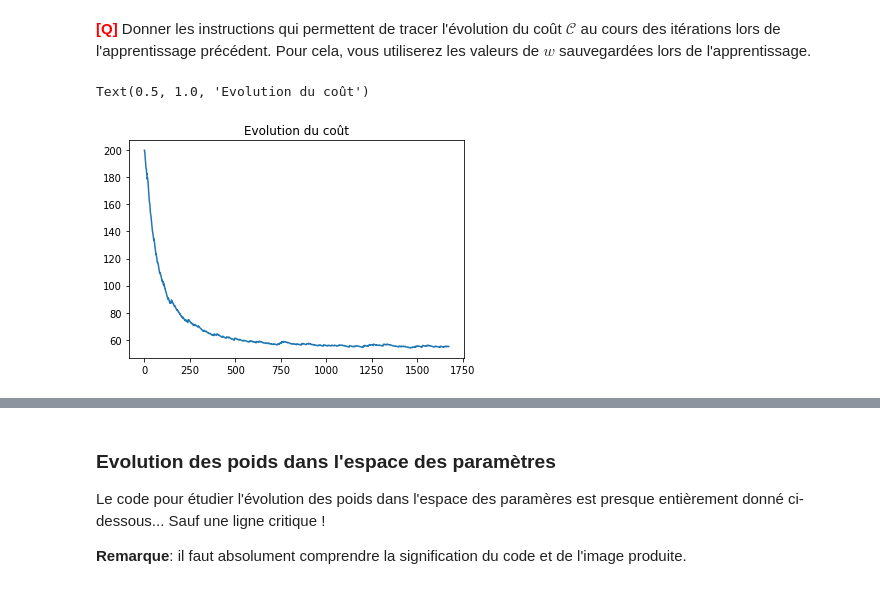
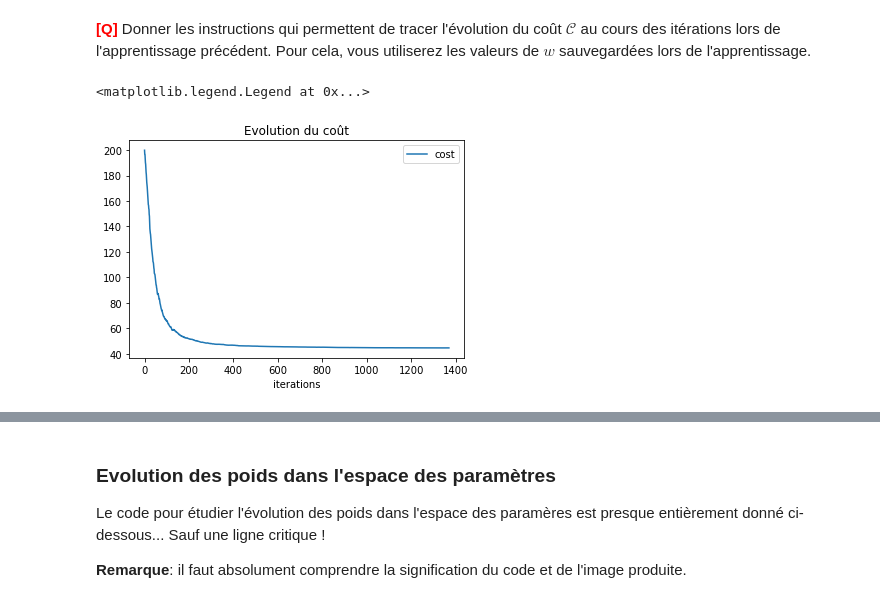
Before and after one commit to baris221/LU3IN026_TME, a Jupyter notebook: TME4/tme-04.ipynb, the cells around one changed output, grey strips where cells are left out. Cells and saved outputs as stored; diff of their text form; code cells hidden in the pictures.

```diff
--- a/TME4/tme-04.ipynb
+++ b/TME4/tme-04.ipynb
@@ -323,13 +345,36 @@ Y = label
 allw = np.array(perceptron_biais.get_allw())
 
 # ------------------------  A COMPLETER :
+def costcalcul(ensemble):
+    """ensemble est une liste de vecteur"""
+    cost=[]
+    for i in range(len(ensemble)):
+        w=ensemble[i].copy()
+        y_i=np.dot(X,w)
+        C=np.multiply(Y,y_i)
+        C=np.ones(200)-C
+        C[C <= 0] = 0
+        cost.append(np.sum(C))
+
+    return cost
+
 
 # ------------------------
 # Sauvegarde de la figure obtenue (décommenter la ligne ci-dessous):
 #plt.savefig('out/cost.png')
-# %% [output]
-Text(0.5, 1.0, 'Evolution du coût')
-[figure, removed]
+# %%
+
+
+# Tracé de l'évolution du cout:
+cost = costcalcul(allw)
+plt.figure()
+plt.plot(cost) # première coordonnée du vecteur poids: w1
+plt.title('Evolution du coût')
+plt.xlabel('iterations')
+plt.legend(['cost'])
+# %% [output]
+<matplotlib.legend.Legend at 0x...>
+[figure, added]
 # %%
 allw[0:5]
 # %% [output]
```
Also changed, not shown: parts of 15 cells of this notebook.
